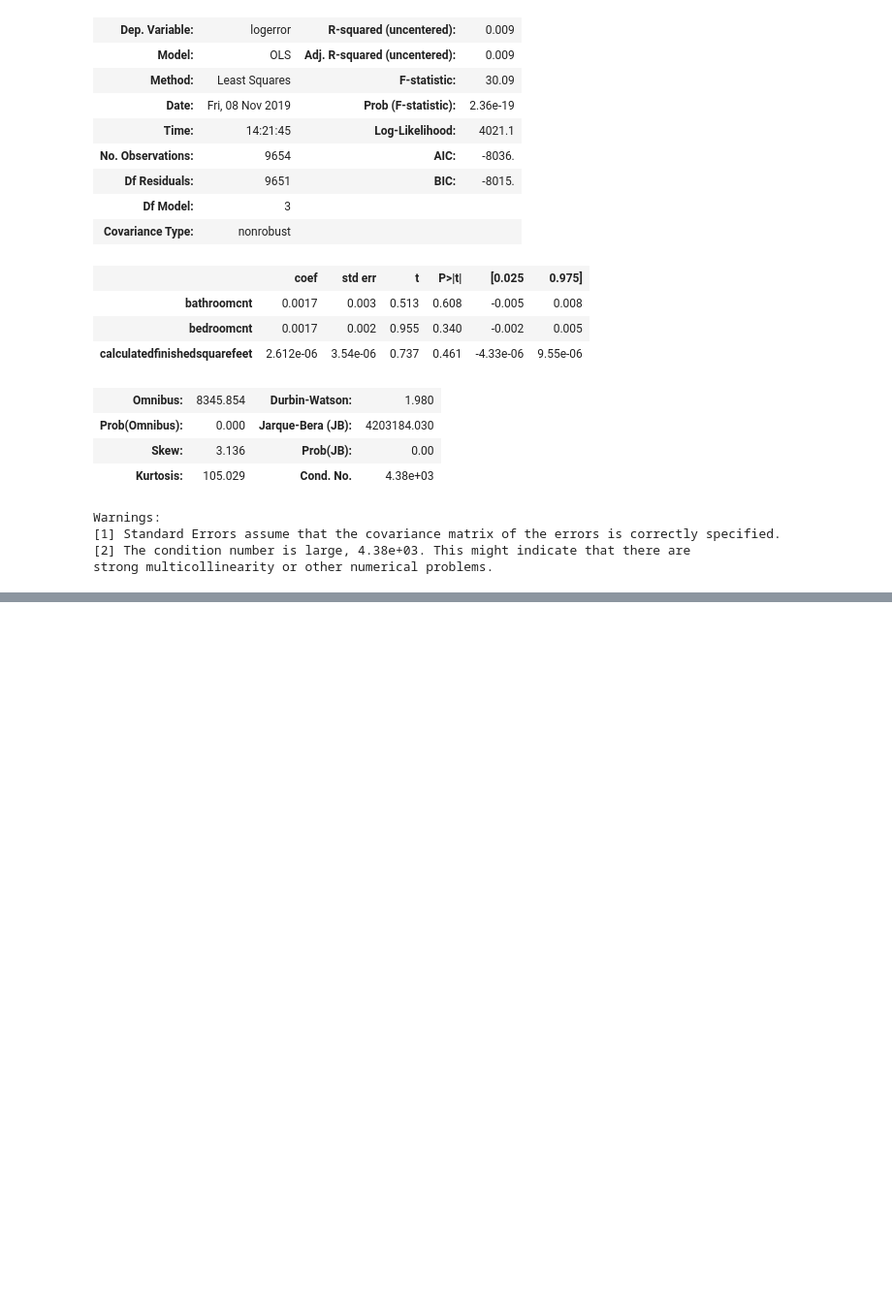
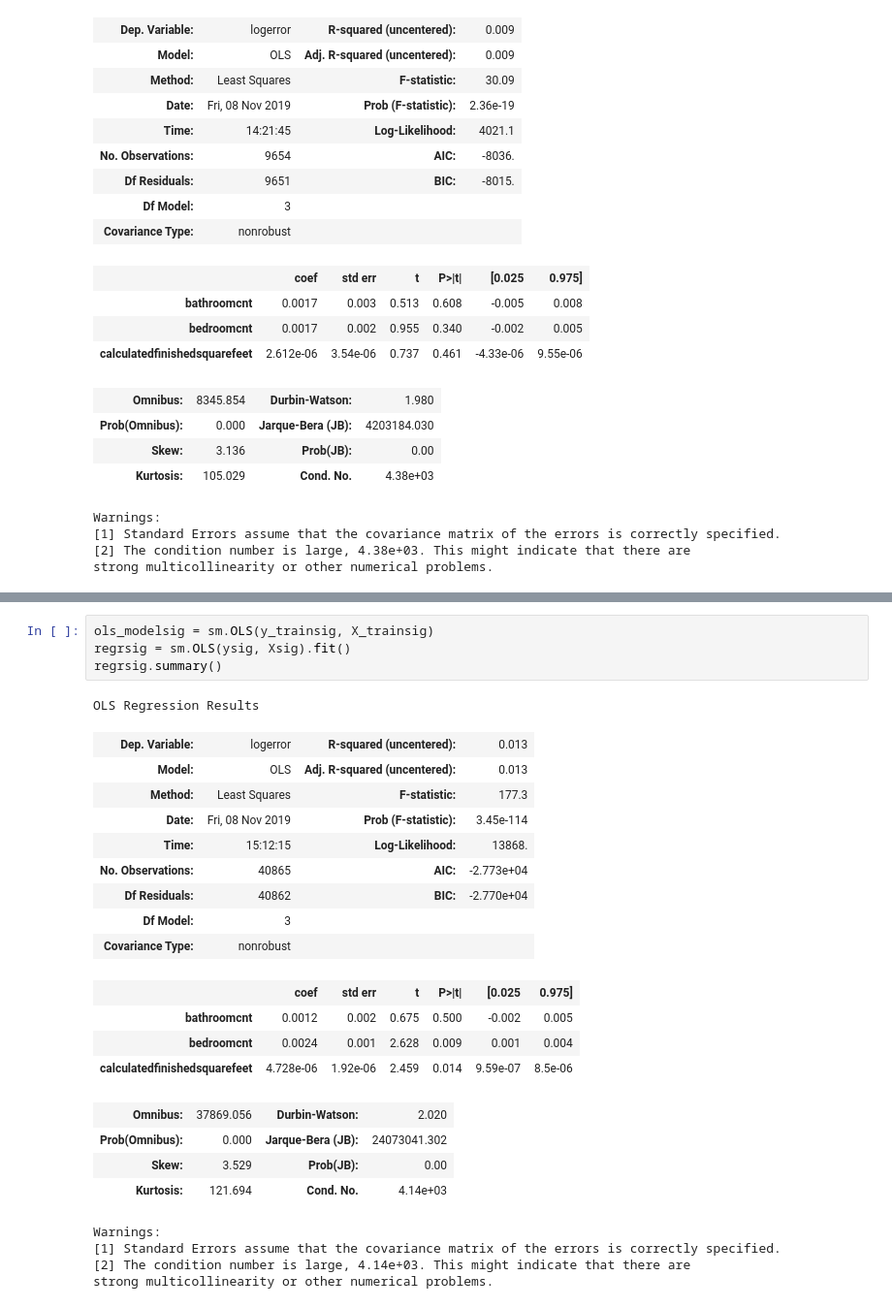
Before and after one commit to BayesEliaSantos/Bayes_P04_Zillow, a Jupyter notebook: Modeling Within the Clusters.ipynb, the cells around one changed output, grey strips where cells are left out. Shown at 97% size. Drawn from its saved outputs; the diff is of its cells as text; blank space fills up the shorter version.

```diff
--- a/Modeling Within the Clusters.ipynb
+++ b/Modeling Within the Clusters.ipynb
@@ -882,0 +952,27 @@ strong multicollinearity or other numerical problems.
+# %%
+ols_modelsig = sm.OLS(y_trainsig, X_trainsig)
+regrsig = sm.OLS(ysig, Xsig).fit()
+regrsig.summary()
+# %% [output]
+OLS Regression Results
+| Dep. Variable: | logerror | R-squared (uncentered): | 0.013 |
+| Model: | OLS | Adj. R-squared (uncentered): | 0.013 |
+| Method: | Least Squares | F-statistic: | 177.3 |
+| Date: | Fri, 08 Nov 2019 | Prob (F-statistic): | 3.45e-114 |
+| Time: | 15:12:15 | Log-Likelihood: | 13868. |
+| No. Observations: | 40865 | AIC: | -2.773e+04 |
+| Df Residuals: | 40862 | BIC: | -2.770e+04 |
+| Df Model: | 3 |  |  |
+| Covariance Type: | nonrobust |  |  |
+|  | coef | std err | t | P>|t| | [0.025 | 0.975] |
+| bathroomcnt | 0.0012 | 0.002 | 0.675 | 0.500 | -0.002 | 0.005 |
+| bedroomcnt | 0.0024 | 0.001 | 2.628 | 0.009 | 0.001 | 0.004 |
+| calculatedfinishedsquarefeet | 4.728e-06 | 1.92e-06 | 2.459 | 0.014 | 9.59e-07 | 8.5e-06 |
+| Omnibus: | 37869.056 | Durbin-Watson: | 2.020 |
+| Prob(Omnibus): | 0.000 | Jarque-Bera (JB): | 24073041.302 |
+| Skew: | 3.529 | Prob(JB): | 0.00 |
+| Kurtosis: | 121.694 | Cond. No. | 4.14e+03 |
+Warnings:
+[1] Standard Errors assume that the covariance matrix of the errors is correctly specified.
+[2] The condition number is large, 4.14e+03. This might indicate that there are
+strong multicollinearity or other numerical problems.
```
Also changed, not shown: parts of 14 cells of this notebook.
